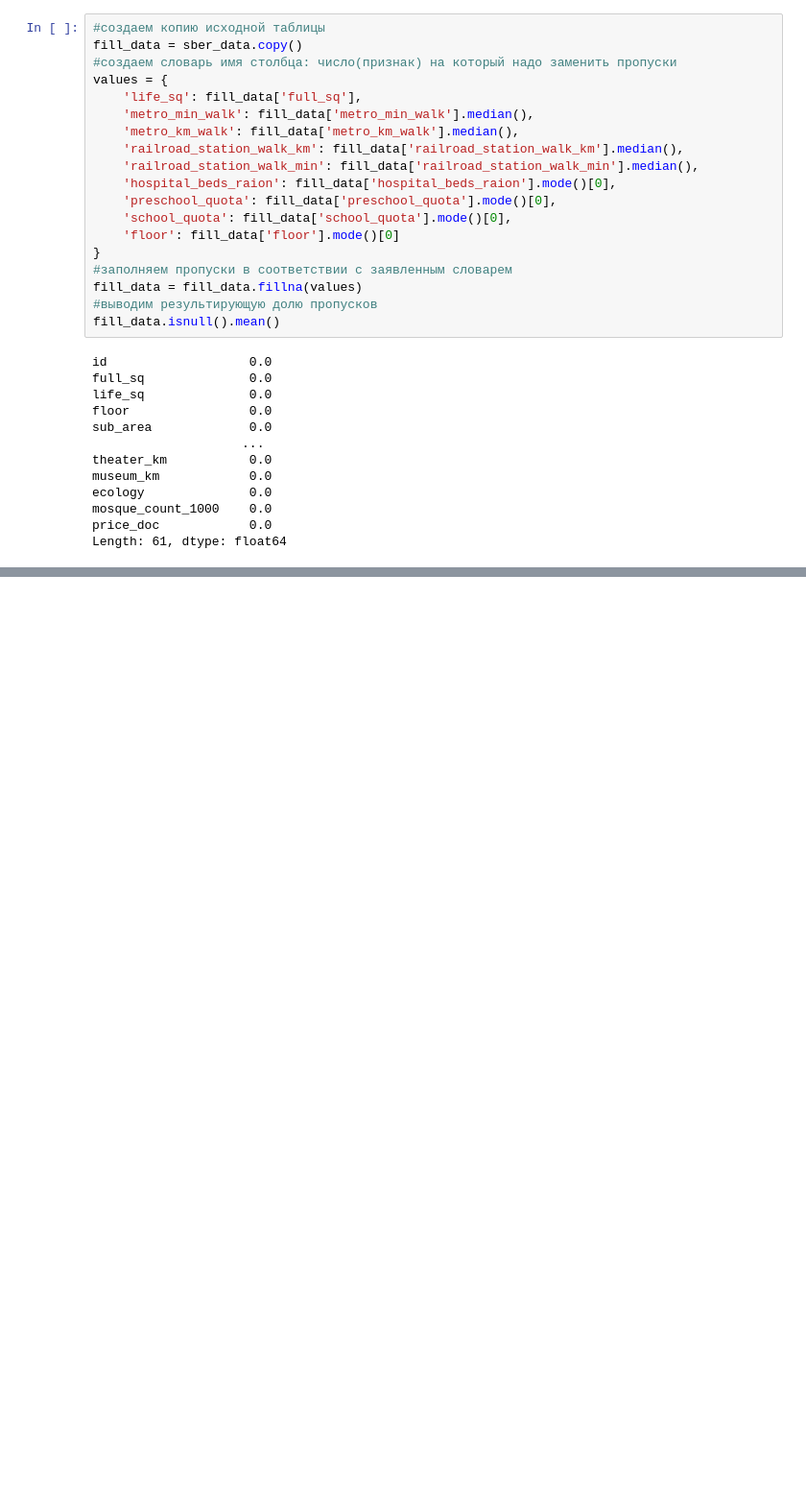
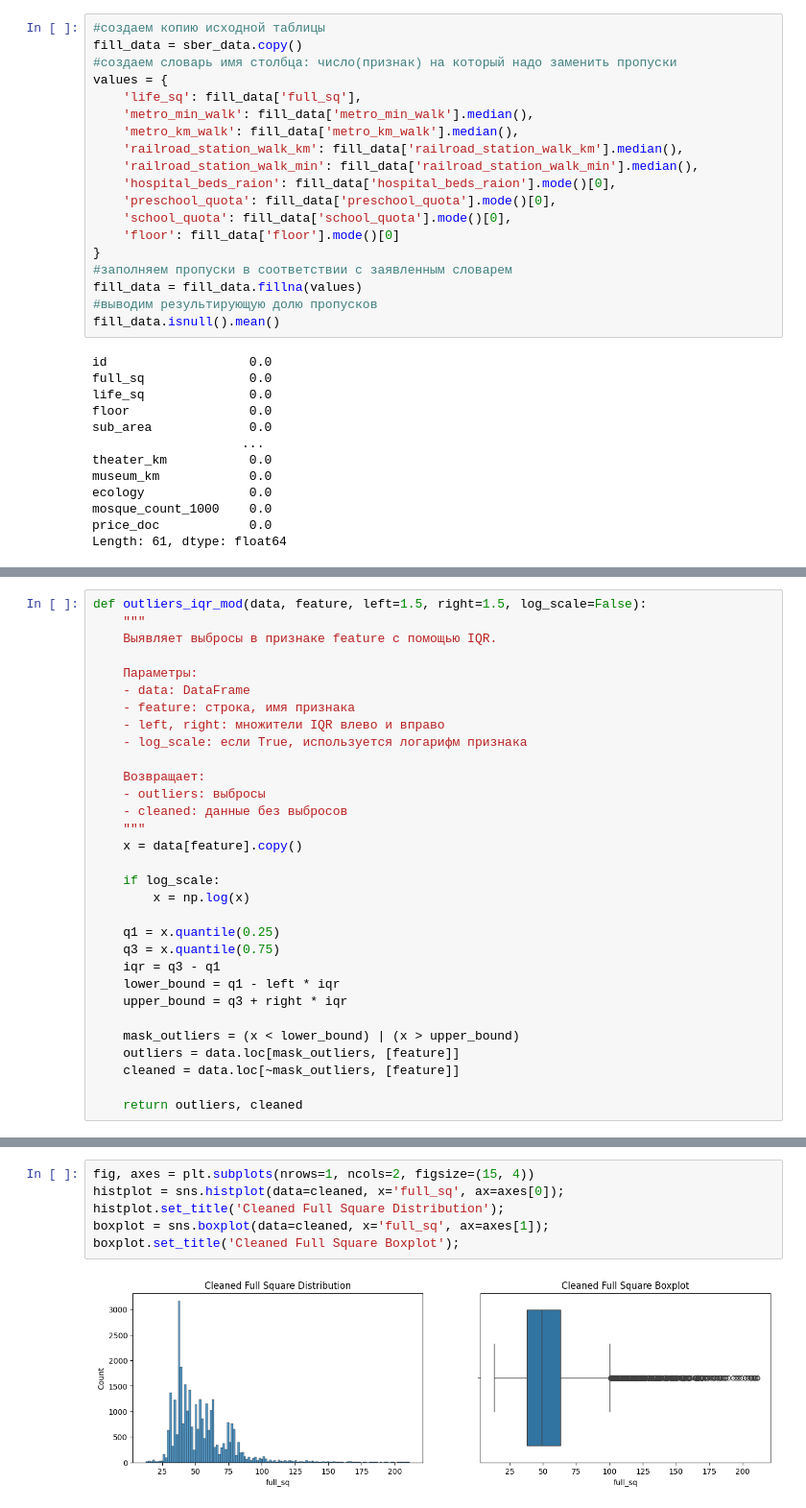
Before and after one commit to yevgeniy2504/sf_education_repo, a Jupyter notebook: task_4/trainings_1.ipynb, the cells around one changed output, grey strips where cells are left out. Shown at 96% size. Saved outputs shown, nothing was run; the diff lists cells and outputs as text; blank space fills up the shorter version.

```diff
--- a/task_4/trainings_1.ipynb
+++ b/task_4/trainings_1.ipynb
@@ -183,0 +233,31 @@ Length: 61, dtype: float64
+# %%
+def outliers_iqr_mod(data, feature, left=1.5, right=1.5, log_scale=False):
+    """
+    Выявляет выбросы в признаке feature с помощью IQR.
+
+    Параметры:
+    - data: DataFrame
+    - feature: строка, имя признака
+    - left, right: множители IQR влево и вправо
+    - log_scale: если True, используется логарифм признака
+
+    Возвращает:
+    - outliers: выбросы
+    - cleaned: данные без выбросов
+    """
+    x = data[feature].copy()
+
+    if log_scale:
+        x = np.log(x)
+
+    q1 = x.quantile(0.25)
+    q3 = x.quantile(0.75)
+    iqr = q3 - q1
+    lower_bound = q1 - left * iqr
+    upper_bound = q3 + right * iqr
+
+    mask_outliers = (x < lower_bound) | (x > upper_bound)
+    outliers = data.loc[mask_outliers, [feature]]
+    cleaned = data.loc[~mask_outliers, [feature]]
+
+    return outliers, cleaned
@@ -183,0 +272,8 @@ Length: 61, dtype: float64
+# %%
+fig, axes = plt.subplots(nrows=1, ncols=2, figsize=(15, 4))
+histplot = sns.histplot(data=cleaned, x='full_sq', ax=axes[0]);
+histplot.set_title('Cleaned Full Square Distribution');
+boxplot = sns.boxplot(data=cleaned, x='full_sq', ax=axes[1]);
+boxplot.set_title('Cleaned Full Square Boxplot');
+# %% [output]
+[figure, added]
```
Also changed, not shown: parts of 14 cells of this notebook, 2 other files.
